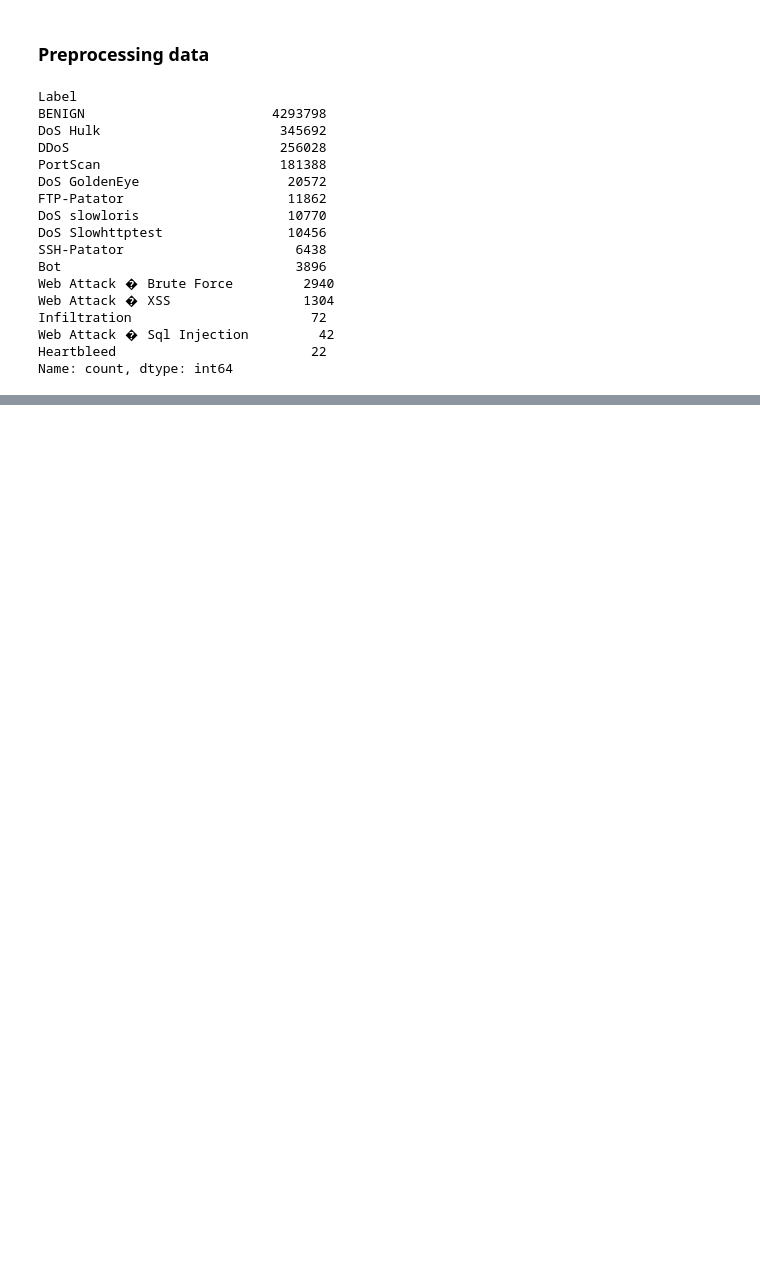
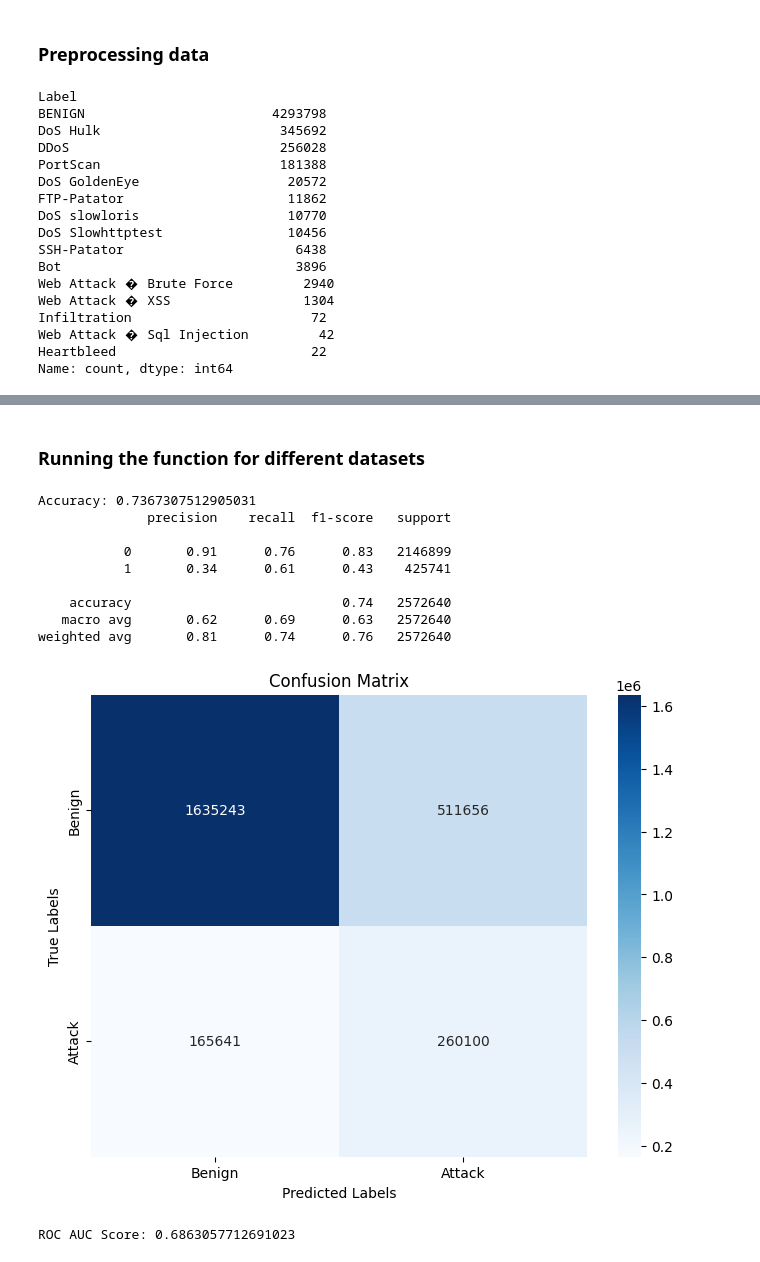
Before and after one commit to alerzaca/Network-Anomaly-Detection, a Jupyter notebook: IsolationForest.ipynb, the cells around one changed output, grey strips where cells are left out. Drawn from its saved outputs; the diff is of its cells as text; code cells hidden in the pictures; blank space fills up the shorter version.

```diff
--- a/IsolationForest.ipynb
+++ b/IsolationForest.ipynb
@@ -116,13 +40,0 @@ weighted avg       1.00      0.05      0.09   1029056
-# %%
-for name, (fpr, tpr, roc_auc) in roc_data.items():
-    plt.figure(figsize=(10, 6))
-    plt.plot(fpr, tpr, label=f'ROC curve for {name} (area = {roc_auc:.2f})')
-    plt.plot([0, 1], [0, 1], 'k--')
-    plt.xlim([0.0, 1.0])
-    plt.ylim([0.0, 1.05])
-    plt.xlabel('False Positive Rate')
-    plt.ylabel('True Positive Rate')
-    plt.title(f'Receiver Operating Characteristic for {name}')
-    plt.legend(loc="lower right")
-    plt.grid(True)
-    plt.show()
@@ -133,22 +40,0 @@ for name, (fpr, tpr, roc_auc) in roc_data.items():
-# %%
-for name, matrix in matrices.items():
-    plt.figure(figsize=(10, 7))
-    plt.imshow(matrix, interpolation='nearest', cmap=plt.cm.Blues)
-    plt.title(f'Confusion Matrix for {name}')
-    plt.colorbar()
-
-    labels = ['Attack', 'Benign']
-    tick_marks = np.arange(len(labels))
-    plt.xticks(tick_marks, labels)
-    plt.yticks(tick_marks, labels)
-
-    thresh = matrix.max() / 2.
-    for i, j in itertools.product(range(matrix.shape[0]), range(matrix.shape[1])):
-        plt.text(j, i, format(matrix[i, j], 'd'),
-                 horizontalalignment="center",
-                 color="white" if matrix[i, j] > thresh else "black")
-
-    plt.tight_layout()
-    plt.ylabel('True label')
-    plt.xlabel('Predicted label')
-    plt.show()
@@ -158,0 +94,16 @@ for name, matrix in matrices.items():
+# %% [markdown]
+### Running the function for different datasets
+# %%
+IsoForest(data_c)
+# %% [output]
+Accuracy: 0.7367307512905031
+              precision    recall  f1-score   support
+
+           0       0.91      0.76      0.83   2146899
+           1       0.34      0.61      0.43    425741
+
+    accuracy                           0.74   2572640
+   macro avg       0.62      0.69      0.63   2572640
+weighted avg       0.81      0.74      0.76   2572640
+[figure, added]
+ROC AUC Score: 0.6863057712691023
```
Also changed, not shown: parts of 10 cells of this notebook.
